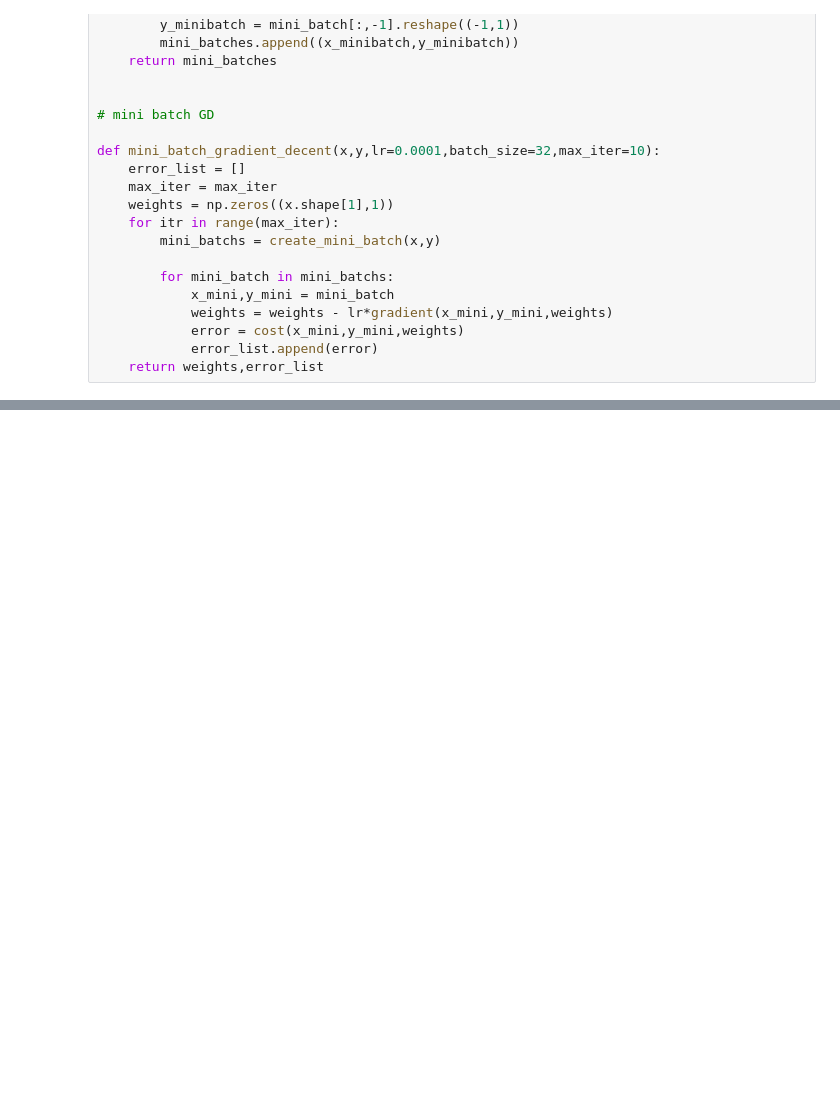
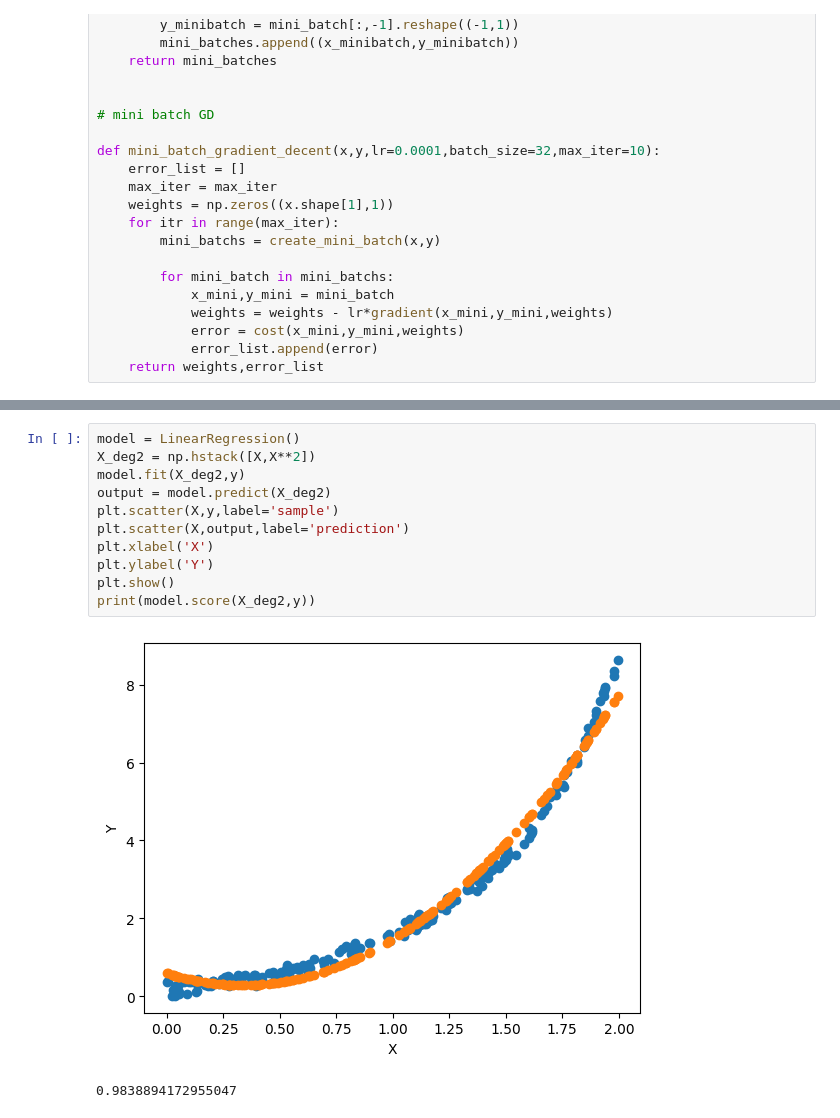
Before and after one commit to GauravDaharia20/Scaler-Projects, a Jupyter notebook: Machine Learning/Stochastic-&-Mini-Batch-Gradient-Descent-Polynomal-Regression.ipynb, the cells around one changed output, grey strips where cells are left out. Cells and saved outputs as stored; diff of their text form; blank space fills up the shorter version.

```diff
--- a/Machine Learning/Stochastic-&-Mini-Batch-Gradient-Descent-Polynomal-Regression.ipynb
+++ b/Machine Learning/Stochastic-&-Mini-Batch-Gradient-Descent-Polynomal-Regression.ipynb
@@ -117,0 +149,14 @@ w_1 =  [[1.04152637]]
+# %%
+model = LinearRegression()
+X_deg2 = np.hstack([X,X**2])
+model.fit(X_deg2,y)
+output = model.predict(X_deg2)
+plt.scatter(X,y,label='sample')
+plt.scatter(X,output,label='prediction')
+plt.xlabel('X')
+plt.ylabel('Y')
+plt.show()
+print(model.score(X_deg2,y))
+# %% [output]
+[figure, added]
+0.9838894172955047
```
Also changed, not shown: parts of 13 cells of this notebook, 2 other files.
